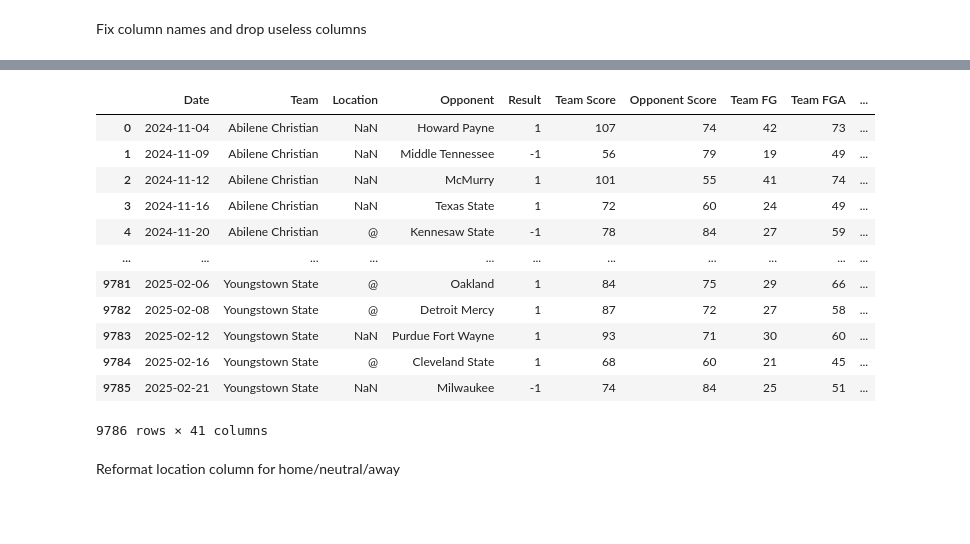
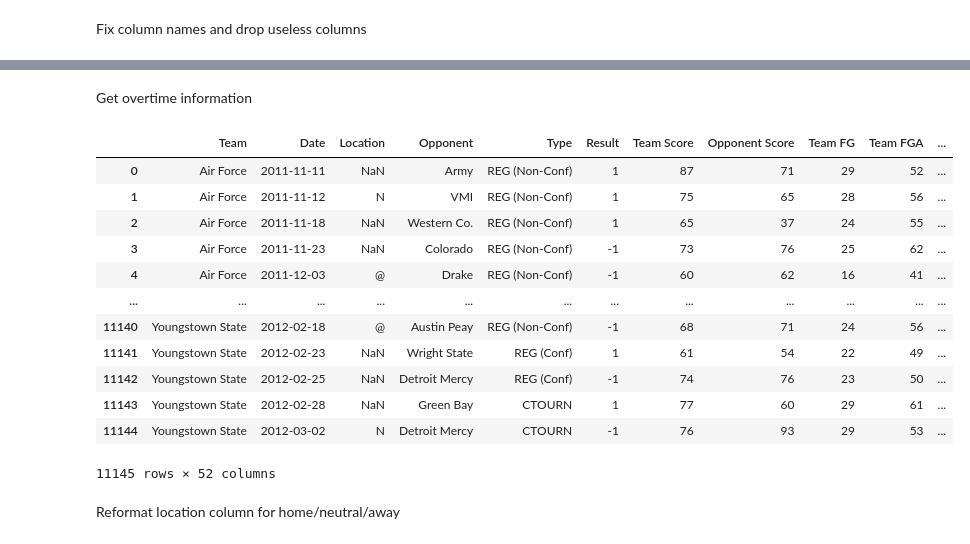
Before and after one commit to shughes1000/march-madness-2025, a Jupyter notebook: data_setup/mens_scrape_schedule.ipynb, the cells around one changed output, grey strips where cells are left out. Drawn from its saved outputs; the diff is of its cells as text; code cells hidden in the pictures; blank space fills up the shorter version.

```diff
--- a/data_setup/mens_scrape_schedule.ipynb
+++ b/data_setup/mens_scrape_schedule.ipynb
@@ -111,7 +113,7 @@ df_active_teams['URL School'] = df_active_teams['URL School'].str.replace(r'^UNC
 urls = (
     'https://www.sports-reference.com/cbb/schools/' +
     df_active_teams['URL School'].str.replace(' ', '-', regex=False).str.replace('[)(&.\']', '', regex=True).str.replace('--', '-', regex=False).str.lower() +
-    '/men/' + str(season) +
+    '/men/' + str(SEASON) +
     '-gamelogs.html'
 )
 
@@ -208,8 +213,8 @@ df = temp.copy()
 Fix column names and drop useless columns
 # %%
 df.columns = (
-    ['G', 'Date', 'Team', 'Location', 'Opponent', 'Result', 'Team Score', 'Opponent Score'] +
-    [c for c in df.columns[8:]]
+    ['G', 'Gtm', 'Team', 'Date', 'Location', 'Opponent', 'Type', 'Result', 'Team Score', 'Opponent Score', 'OT'] +
+    [c for c in df.columns[11:]]
 )
 
 # use "Team" as prefix instead of "School"
@@ -218,8 +223,14 @@ df.columns = df.columns.str.replace('School', 'Team', regex=False)
 # drop columns that are completely null
 df = df[[c for c in df.columns if df.loc[:, c].notna().any()]].copy()
 
-# drop other irrelevant columns
-df.drop(columns=['G'], inplace=True)
+# drop columns without a name
+df = df.loc[:, ~df.columns.str.contains('^Unnamed', regex=True)]
+
+# drop rows that aren't games
+df = df.loc[(df['Date'].notna()) & (df['Result'].isin(['W', 'L'])), :].reset_index(drop=True)
+
+# drop useless columns
+df.drop(columns=['G', 'Gtm'], inplace=True)
 
 df
 # %% [output]
@@ -240,0 +252,10 @@ Reformat result column because it contains information about overtime
+# %%
+for col in df.columns:
+    for dtype in (int, float):
+        try:
+            df[col] = df[col].astype(dtype)
+            break
+        except ValueError:
+            pass
+
+df.info()
@@ -241,35 +280,41 @@ Reformat result column because it contains information about overtime
+# %% [markdown]
+Get overtime information
 # %%
 # remove games that have not been played
 df = df.loc[(df['Result'].notna()) & (df['Result'] != 'W/L'), :].reset_index(drop=True)
 
-# get overtime info
-df['Overtimes Amount'] = df['Result'].str.extract(r'(\d+)').astype('float16')
-df.loc[df['Overtimes Amount'].isna(), 'Overtimes Amount'] = 0
-df['Overtimes Amount'] = df['Overtimes Amount'].astype(int)
+# get overtimes amount
+df['Overtimes Amount'] = (
+    df['OT']
+    .apply(
+        lambda x:
+        1 if x == 'OT'
+        else int(x[:-2]) if isinstance(x, str) and x.endswith('OT') and len(x) > 2
+        else 0
+    )
+)
 
 # binary overtime flag
-df['Overtime'] = df['Overtimes Amount'].copy()
-df.loc[df['Overtime'] > 1, 'Overtime'] = 1
-df['Overtime'] = df['Overtime'].astype('int8')
+df['Overtime'] = df.pop('OT').notna().astype('int8')
 
 # reformat result column
 df['Result'] = df['Result'].str[:1].map({'W': 1, 'L': -1}).astype('int8')
 
 df
 # %% [output]
-|  | Date | Team | Location | Opponent | Result | Team Score | Opponent Score | Team FG | Team FGA | ... |
-| 0 | 2024-11-04 | Abilene Christian | NaN | Howard Payne | 1 | 107 | 74 | 42 | 73 | ... |
-| 1 | 2024-11-09 | Abilene Christian | NaN | Middle Tennessee | -1 | 56 | 79 | 19 | 49 | ... |
-| 2 | 2024-11-12 | Abilene Christian | NaN | McMurry | 1 | 101 | 55 | 41 | 74 | ... |
-| 3 | 2024-11-16 | Abilene Christian | NaN | Texas State | 1 | 72 | 60 | 24 | 49 | ... |
-| 4 | 2024-11-20 | Abilene Christian | @ | Kennesaw State | -1 | 78 | 84 | 27 | 59 | ... |
-| ... | ... | ... | ... | ... | ... | ... | ... | ... | ... | ... |
-| 9781 | 2025-02-06 | Youngstown State | @ | Oakland | 1 | 84 | 75 | 29 | 66 | ... |
-| 9782 | 2025-02-08 | Youngstown State | @ | Detroit Mercy | 1 | 87 | 72 | 27 | 58 | ... |
-| 9783 | 2025-02-12 | Youngstown State | NaN | Purdue Fort Wayne | 1 | 93 | 71 | 30 | 60 | ... |
-| 9784 | 2025-02-16 | Youngstown State | @ | Cleveland State | 1 | 68 | 60 | 21 | 45 | ... |
-| 9785 | 2025-02-21 | Youngstown State | NaN | Milwaukee | -1 | 74 | 84 | 25 | 51 | ... |
+|  | Team | Date | Location | Opponent | Type | Result | Team Score | Opponent Score | Team FG | Team FGA | ... |
+| 0 | Air Force | 2011-11-11 | NaN | Army | REG (Non-Conf) | 1 | 87 | 71 | 29 | 52 | ... |
+| 1 | Air Force | 2011-11-12 | N | VMI | REG (Non-Conf) | 1 | 75 | 65 | 28 | 56 | ... |
+| 2 | Air Force | 2011-11-18 | NaN | Western Co. | REG (Non-Conf) | 1 | 65 | 37 | 24 | 55 | ... |
+| 3 | Air Force | 2011-11-23 | NaN | Colorado | REG (Non-Conf) | -1 | 73 | 76 | 25 | 62 | ... |
+| 4 | Air Force | 2011-12-03 | @ | Drake | REG (Non-Conf) | -1 | 60 | 62 | 16 | 41 | ... |
+| ... | ... | ... | ... | ... | ... | ... | ... | ... | ... | ... | ... |
+| 11140 | Youngstown State | 2012-02-18 | @ | Austin Peay | REG (Non-Conf) | -1 | 68 | 71 | 24 | 56 | ... |
+| 11141 | Youngstown State | 2012-02-23 | NaN | Wright State | REG (Conf) | 1 | 61 | 54 | 22 | 49 | ... |
+| 11142 | Youngstown State | 2012-02-25 | NaN | Detroit Mercy | REG (Conf) | -1 | 74 | 76 | 23 | 50 | ... |
+| 11143 | Youngstown State | 2012-02-28 | NaN | Green Bay | CTOURN | 1 | 77 | 60 | 29 | 61 | ... |
+| 11144 | Youngstown State | 2012-03-02 | N | Detroit Mercy | CTOURN | -1 | 76 | 93 | 29 | 53 | ... |
-9786 rows × 41 columns
+11145 rows × 52 columns
 # %% [markdown]
 Reformat location column for home/neutral/away
 # %%
```
Also changed, not shown: parts of 16 cells of this notebook, 3 other files.
